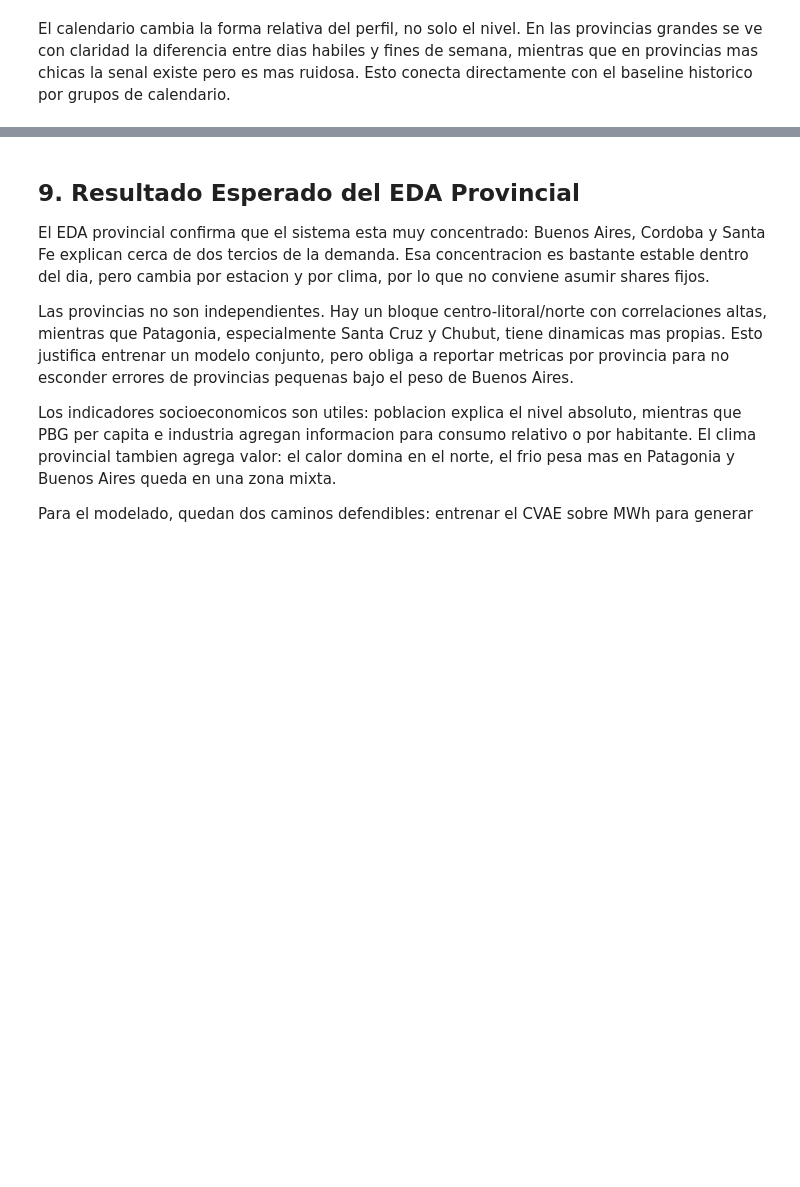
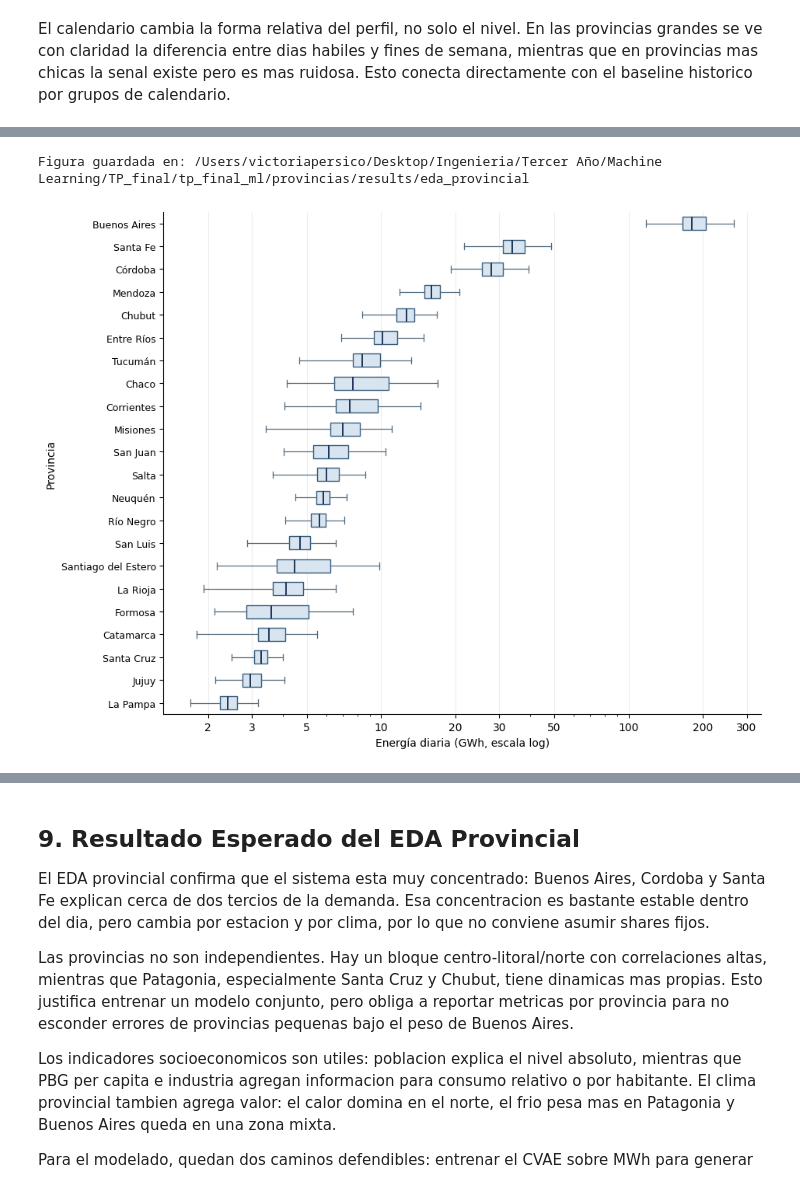
Before and after one commit to biancapaz/tp_final_ml, a Jupyter notebook: provincias/notebooks/eda_provincial.ipynb, the cells around one changed output, grey strips where cells are left out. Drawn from its saved outputs; the diff is of its cells as text; code cells hidden in the pictures; blank space fills up the shorter version.

Commit message:
Agrego graficos finales EDA

```diff
--- a/provincias/notebooks/eda_provincial.ipynb
+++ b/provincias/notebooks/eda_provincial.ipynb
@@ -598,0 +605,10 @@ El calendario cambia la forma relativa del perfil, no solo el nivel. En las prov
+# %%
+report_eda_output_dir = project_root / "provincias" / "results" / "eda_provincial"
+report_eda_output_dir.mkdir(parents=True, exist_ok=True)
+
+plot_report_daily_energy_boxplot_log(hourly_demand, output_dir=report_eda_output_dir);
+
+print(f"Figura guardada en: {report_eda_output_dir}")
+# %% [output]
+Figura guardada en: /Users/victoriapersico/Desktop/Ingenieria/Tercer Año/Machine Learning/TP_final/tp_final_ml/provincias/results/eda_provincial
+[figure, added]
```
Also changed, not shown: parts of 5 cells of this notebook, 7 other files.
